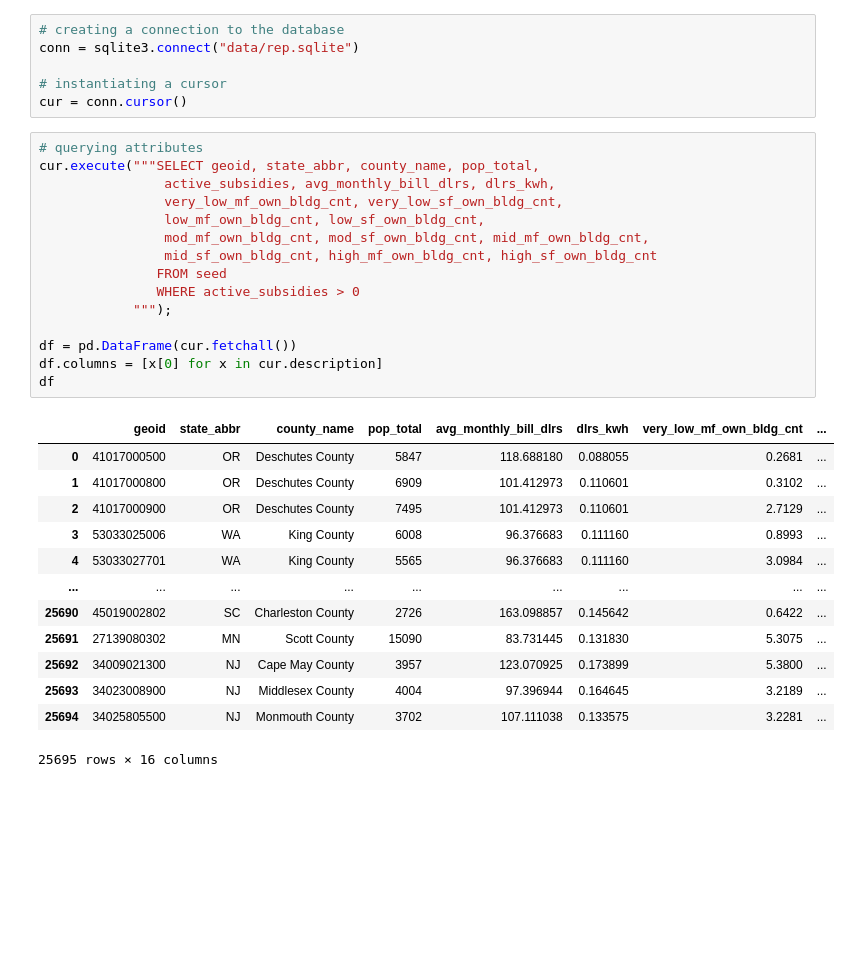
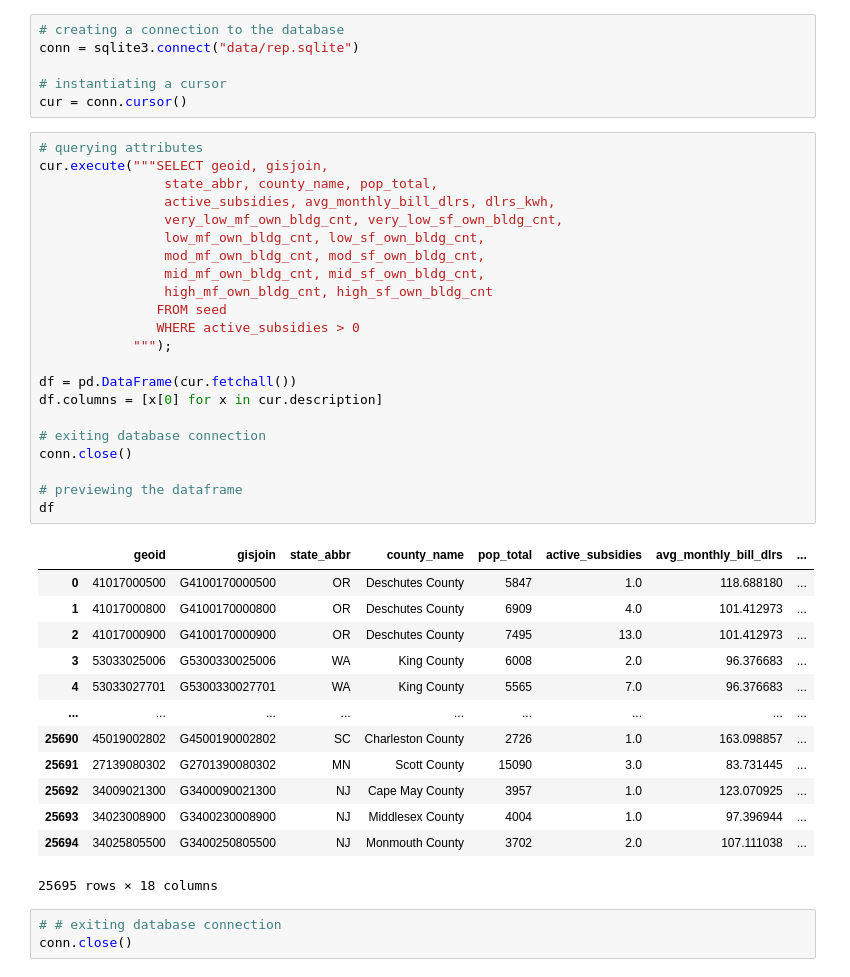
Before and after one commit to jammy-bot/de-la-sol, a Jupyter notebook: sol.ipynb, the cells around one changed output. Saved outputs shown, nothing was run; the diff lists cells and outputs as text; blank space fills up the shorter version.

Commit message:
explore owner-occupied, suitable building counts

```diff
--- a/sol.ipynb
+++ b/sol.ipynb
@@ -160,33 +167,43 @@ conn = sqlite3.connect("data/rep.sqlite")
 cur = conn.cursor()
 # %%
 # querying attributes
-cur.execute("""SELECT geoid, state_abbr, county_name, pop_total,
+cur.execute("""SELECT geoid, gisjoin,
+                state_abbr, county_name, pop_total,
                 active_subsidies, avg_monthly_bill_dlrs, dlrs_kwh,
                 very_low_mf_own_bldg_cnt, very_low_sf_own_bldg_cnt,
                 low_mf_own_bldg_cnt, low_sf_own_bldg_cnt,
-                mod_mf_own_bldg_cnt, mod_sf_own_bldg_cnt, mid_mf_own_bldg_cnt,
-                mid_sf_own_bldg_cnt, high_mf_own_bldg_cnt, high_sf_own_bldg_cnt
+                mod_mf_own_bldg_cnt, mod_sf_own_bldg_cnt,
+                mid_mf_own_bldg_cnt, mid_sf_own_bldg_cnt,
+                high_mf_own_bldg_cnt, high_sf_own_bldg_cnt
                FROM seed
                WHERE active_subsidies > 0
             """);
 
 df = pd.DataFrame(cur.fetchall())
 df.columns = [x[0] for x in cur.description]
+
+# exiting database connection
+conn.close()
+
+# previewing the dataframe
 df
 # %% [output]
-|  | geoid | state_abbr | county_name | pop_total | avg_monthly_bill_dlrs | dlrs_kwh | very_low_mf_own_bldg_cnt | ... |
-| 0 | 41017000500 | OR | Deschutes County | 5847 | 118.688180 | 0.088055 | 0.2681 | ... |
-| 1 | 41017000800 | OR | Deschutes County | 6909 | 101.412973 | 0.110601 | 0.3102 | ... |
-| 2 | 41017000900 | OR | Deschutes County | 7495 | 101.412973 | 0.110601 | 2.7129 | ... |
-| 3 | 53033025006 | WA | King County | 6008 | 96.376683 | 0.111160 | 0.8993 | ... |
-| 4 | 53033027701 | WA | King County | 5565 | 96.376683 | 0.111160 | 3.0984 | ... |
+|  | geoid | gisjoin | state_abbr | county_name | pop_total | active_subsidies | avg_monthly_bill_dlrs | ... |
+| 0 | 41017000500 | G4100170000500 | OR | Deschutes County | 5847 | 1.0 | 118.688180 | ... |
+| 1 | 41017000800 | G4100170000800 | OR | Deschutes County | 6909 | 4.0 | 101.412973 | ... |
+| 2 | 41017000900 | G4100170000900 | OR | Deschutes County | 7495 | 13.0 | 101.412973 | ... |
+| 3 | 53033025006 | G5300330025006 | WA | King County | 6008 | 2.0 | 96.376683 | ... |
+| 4 | 53033027701 | G5300330027701 | WA | King County | 5565 | 7.0 | 96.376683 | ... |
 | ... | ... | ... | ... | ... | ... | ... | ... | ... |
-| 25690 | 45019002802 | SC | Charleston County | 2726 | 163.098857 | 0.145642 | 0.6422 | ... |
-| 25691 | 27139080302 | MN | Scott County | 15090 | 83.731445 | 0.131830 | 5.3075 | ... |
-| 25692 | 34009021300 | NJ | Cape May County | 3957 | 123.070925 | 0.173899 | 5.3800 | ... |
-| 25693 | 34023008900 | NJ | Middlesex County | 4004 | 97.396944 | 0.164645 | 3.2189 | ... |
-| 25694 | 34025805500 | NJ | Monmouth County | 3702 | 107.111038 | 0.133575 | 3.2281 | ... |
+| 25690 | 45019002802 | G4500190002802 | SC | Charleston County | 2726 | 1.0 | 163.098857 | ... |
+| 25691 | 27139080302 | G2701390080302 | MN | Scott County | 15090 | 3.0 | 83.731445 | ... |
+| 25692 | 34009021300 | G3400090021300 | NJ | Cape May County | 3957 | 1.0 | 123.070925 | ... |
+| 25693 | 34023008900 | G3400230008900 | NJ | Middlesex County | 4004 | 1.0 | 97.396944 | ... |
+| 25694 | 34025805500 | G3400250805500 | NJ | Monmouth County | 3702 | 2.0 | 107.111038 | ... |
-25695 rows × 16 columns
+25695 rows × 18 columns
+# %%
+# # exiting database connection
+conn.close()
 # %%
 # viewing info
 df.info()
```
Also changed, not shown: parts of 21 cells of this notebook.
